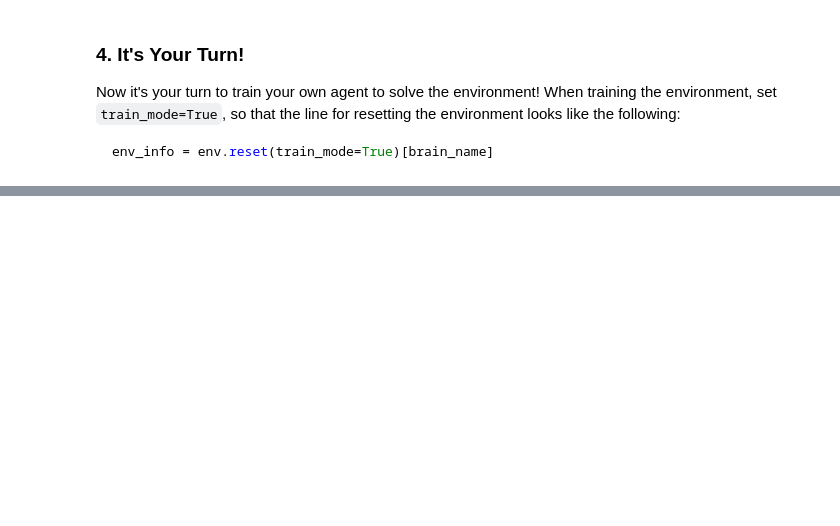
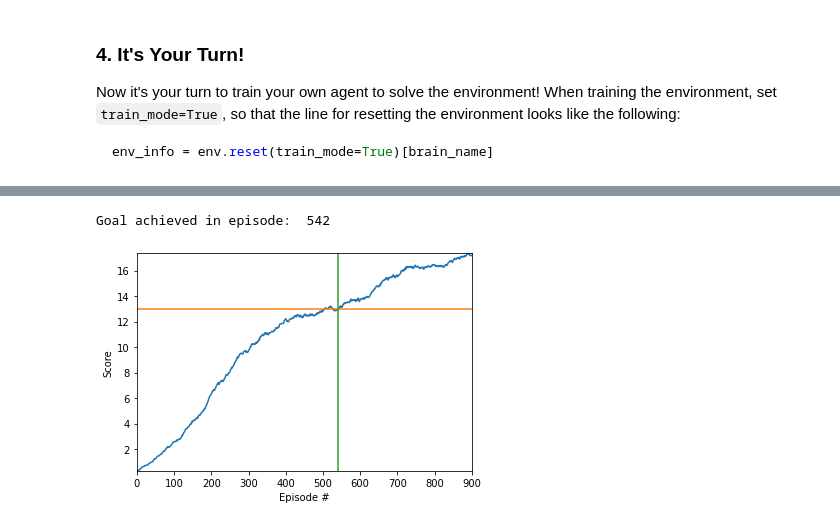
Before and after one commit to fabriciocf92/BananaCollectorNavigator, a Jupyter notebook: Navigation.ipynb, the cells around one changed output, grey strips where cells are left out. Saved outputs shown, nothing was run; the diff lists cells and outputs as text; code cells hidden in the pictures; blank space fills up the shorter version.

```diff
--- a/Navigation.ipynb
+++ b/Navigation.ipynb
@@ -233,0 +201,20 @@ AttributeError: 'numpy.int64' object has no attribute 'keys'
+# %%
+running_mean_scores = np.convolve(scores, np.ones(100)/100, mode='valid')
+last_episode_unfinished = max([i for i in range(len(running_mean_scores)) if running_mean_scores[i]<13]) # Last episode with running mean smaller than 13
+goal_episode = last_episode_unfinished + 1
+print("Goal achieved in episode: ", goal_episode)
+# %% [output]
+Goal achieved in episode:  542
+# %%
+fig = plt.figure()
+ax = fig.add_subplot(111)
+plt.plot(running_mean_scores);
+plt.plot([0, len(scores)-100], [13, 13]);
+plt.plot([goal_episode-1, goal_episode-1], [min(running_mean_scores), max(running_mean_scores)]);
+plt.ylabel('Score')
+plt.xlabel('Episode #')
+plt.xlim(0, len(scores)-100)
+plt.ylim(min(running_mean_scores), max(running_mean_scores))
+plt.savefig("running_mean_scores.png")
+# %% [output]
+[figure, added]
```
Also changed, not shown: parts of 7 cells of this notebook, 3 other files.
